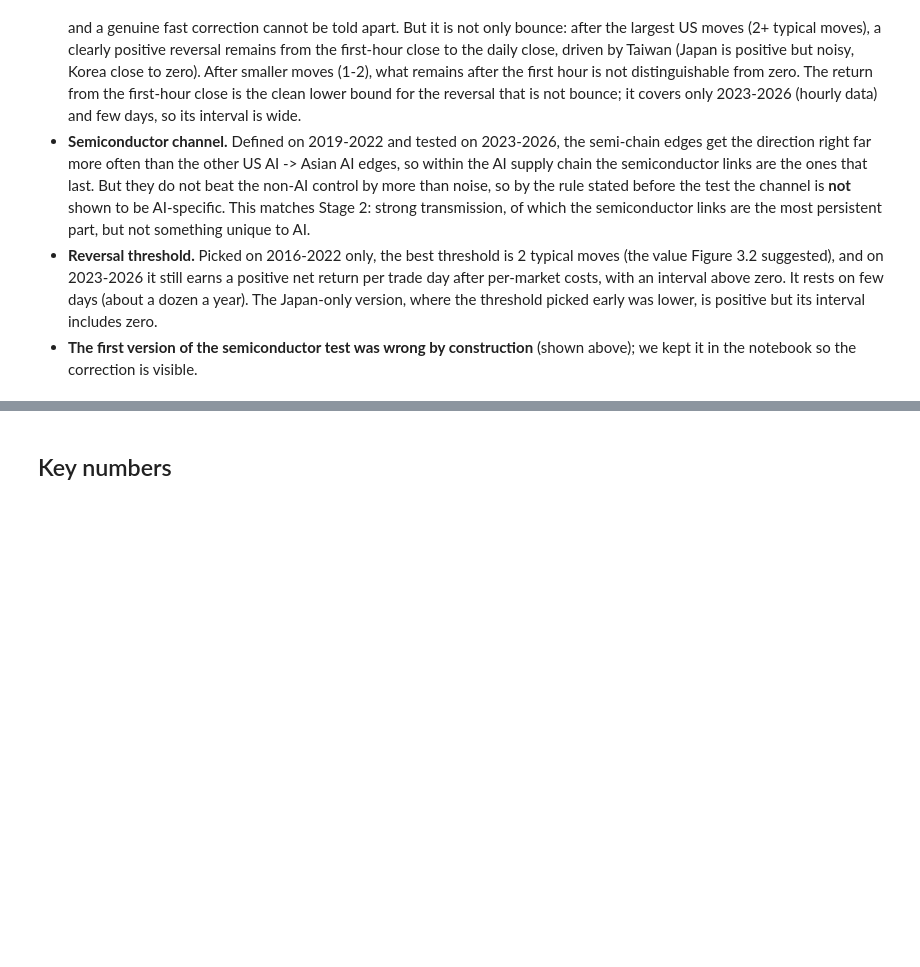
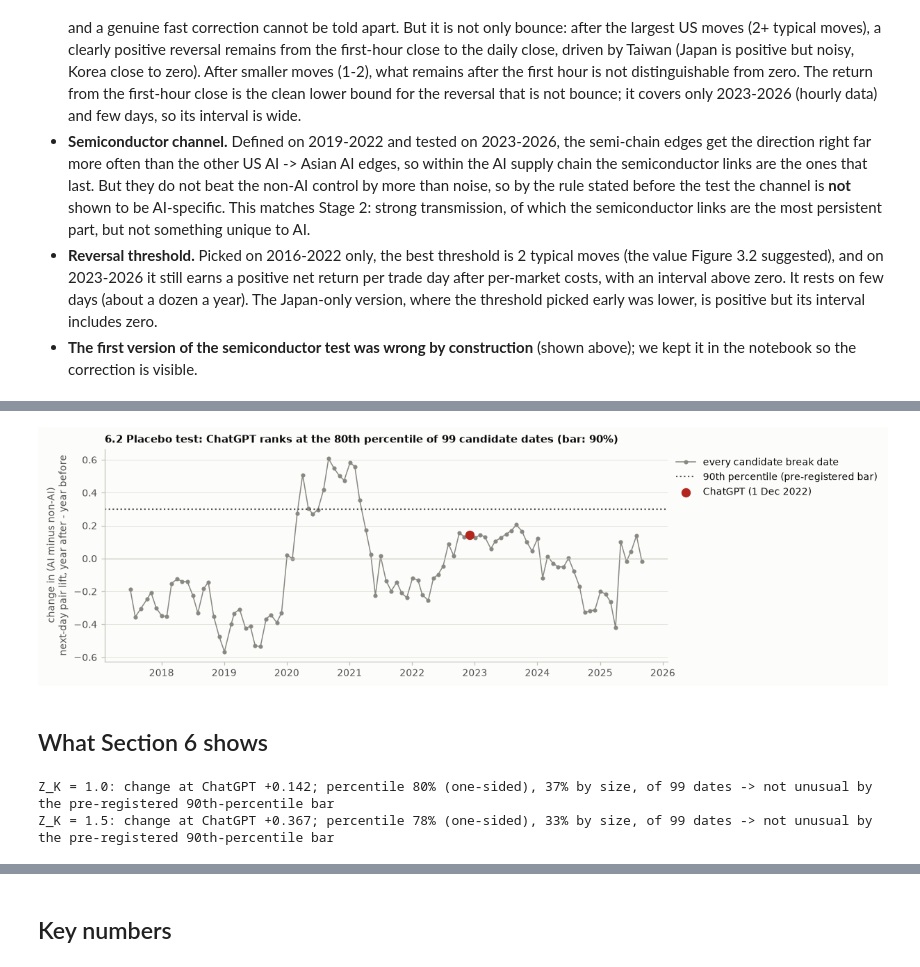
Before and after one commit to Farid-Abdullah/stock-comovement, a Jupyter notebook: overnight_transmission.ipynb, the cells around one changed output, grey strips where cells are left out. Drawn from its saved outputs; the diff is of its cells as text; code cells hidden in the pictures; blank space fills up the shorter version.

```diff
--- a/overnight_transmission.ipynb
+++ b/overnight_transmission.ipynb
@@ -2237,0 +2345,30 @@ for k, v in threshold_result.items():
+# %%
+def draw_placebo(ax, table, result, fontsize=8):
+    stat = table["change in AI minus control"]
+    ax.plot(stat.index, stat.values, color=MUTED, marker="o", markersize=3, lw=1, label="every candidate break date")
+    ax.axhline(stat.quantile(PLACEBO_BAR), color=INK_SOFT, lw=1.4, ls=":", label="90th percentile (pre-registered bar)")
+    ax.axhline(0, color=AXIS, lw=0.8)
+    ax.scatter([result["date"]], [result["statistic"]], color=HIGHLIGHT, s=60, zorder=5, label="ChatGPT (1 Dec 2022)")
+    ax.set_ylabel("change in (AI minus non-AI)\nnext-day pair lift, year after - year before")
+    ax.grid(axis="y")
+
+
+fig, ax = plt.subplots(figsize=(9.5, 3.6))
+draw_placebo(ax, placebo[Z_K], CG_RESULT[Z_K])
+ax.set_title(f"6.2 Placebo test: ChatGPT ranks at the {CG_RESULT[Z_K]['percentile (one-sided, increase)'] * 100:.0f}th percentile "
+             f"of {CG_RESULT[Z_K]['candidate dates']} candidate dates (bar: 90%)")
+ax.legend(frameon=False, loc="upper left", bbox_to_anchor=(1.0, 1.0))
+save(fig, "s6_2_placebo")
+plt.show()
+# %% [output]
+[figure, added]
+# %% [markdown]
+## What Section 6 shows
+# %%
+for z, r in CG_RESULT.items():
+    print(f"Z_K = {z}: change at ChatGPT {r['statistic']:+.3f}; percentile {r['percentile (one-sided, increase)']:.0%} "
+          f"(one-sided), {r['percentile by size (two-sided)']:.0%} by size, of {r['candidate dates']} dates -> "
+          f"{'unusual' if r['unusual (>= 90th percentile)'] else 'not unusual'} by the pre-registered 90th-percentile bar")
+# %% [output]
+Z_K = 1.0: change at ChatGPT +0.142; percentile 80% (one-sided), 37% by size, of 99 dates -> not unusual by the pre-registered 90th-percentile bar
+Z_K = 1.5: change at ChatGPT +0.367; percentile 78% (one-sided), 33% by size, of 99 dates -> not unusual by the pre-registered 90th-percentile bar
```
Also changed, not shown: parts of 12 cells of this notebook, 13 other files.
